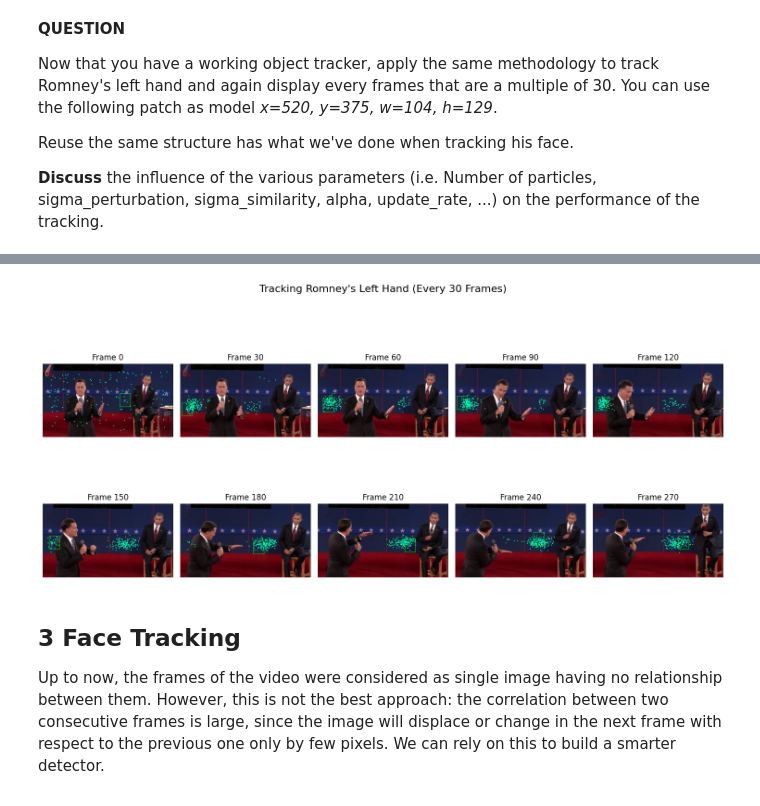
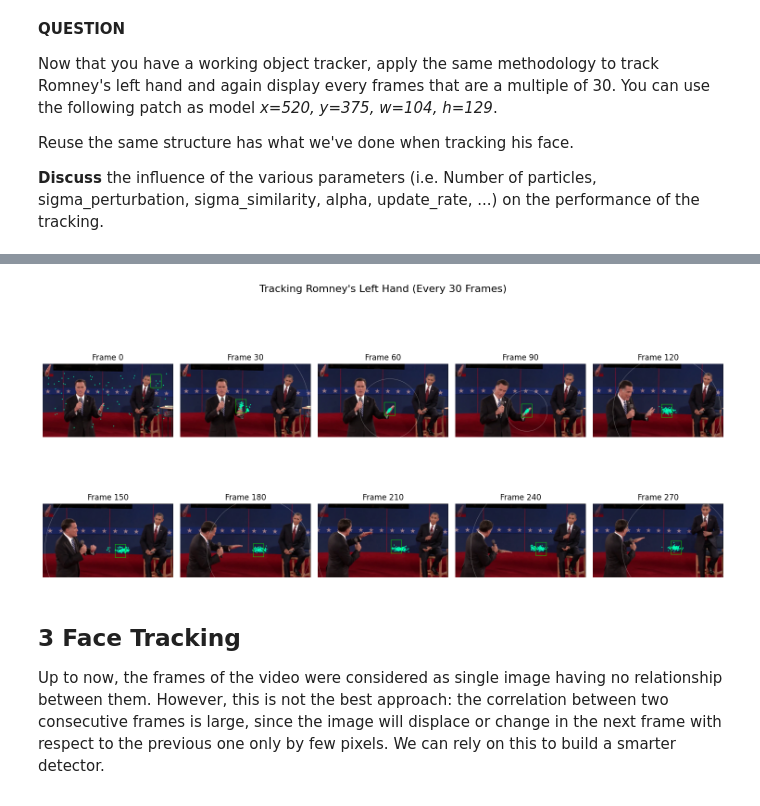
Before and after one commit to AlexYcode/IPLAB, a Jupyter notebook: Lab3/notebook/03_object_tracking_2025.ipynb, the cells around one changed output, grey strips where cells are left out. Cells and saved outputs as stored; diff of their text form; code cells hidden in the pictures.

Commit message:
part 2.4 done, add hand model capture -> better results, more comments pls

```diff
--- a/Lab3/notebook/03_object_tracking_2025.ipynb
+++ b/Lab3/notebook/03_object_tracking_2025.ipynb
@@ -1096,29 +1106,37 @@ Reuse the same structure has what we've done when tracking his face.
 
 ###############
 
-x, y, w, h = 520, 375, 104, 129
+# Extract hand model from the image
+# x, y, w, h = 520, 375, 104, 129
+# model_hand = frame[y:y+h, x:x+w]
 
-# Load first frame
-video_path = os.path.join('..', 'data', 'videos', 'pres_debate.avi')
+model_hand = cv.imread(os.path.join('..', 'data', 'particles_filter', 'hand_model.jpg'))
+
 cap = cv.VideoCapture(video_path)
 ret, frame = cap.read()
 cap.release()
 
-# Extract hand patch
-model_hand = frame[y:y+h, x:x+w]
-
 # Create particle filter for the hand
 pf_hand = ParticleFilterStepFour(model=model_hand,
                                  search_space=frame.shape[:2],
-                                 n_particles=300,
+                                 n_particles=200,
                                  state_dims=2,
-                                 sigma_perturbation=15.0,
-                                 sigma_similarity=20.0,
-                                 alpha=0.2,
+                                 sigma_perturbation=10.0,
+                                 sigma_similarity=10.0,
+                                 alpha=0.05,
                                  update_rate=10)
+                                #  n_particles=500,
+                                #  state_dims=2,
+                                #  sigma_perturbation=20.0,
+                                #  sigma_similarity=20.0,
+                                #  alpha=0.1,
+                                #  update_rate=30)
+
+
+params_hand = {'tracker': pf_hand}
 
 # Track using transform_video_file
-params_hand = {'tracker': pf_hand}
+video_path = os.path.join('..', 'data', 'videos', 'pres_debate.avi')
 hand_tracking_results = transform_video_file(file_path=video_path,
                                              function=particles_filter_fn,
                                              params=params_hand,
@@ -1127,19 +1145,20 @@ hand_tracking_results = transform_video_file(file_path=video_path,
 
 ###############
 # %%
+step = 30
 plt.figure(figsize=(15, 8))
-for i, frame_idx in enumerate(range(0, len(hand_tracking_results), 30)):
+for i, frame_idx in enumerate(range(0, len(hand_tracking_results), step)):
     frame = hand_tracking_results[frame_idx]
     plt.subplot(2, 5, i + 1)
     display_image(frame)
     plt.title(f"Frame {frame_idx}")
     plt.axis('off')
 
 plt.suptitle("Tracking Romney's Left Hand (Every 30 Frames)", fontsize=16)
 plt.tight_layout()
 plt.show()
 # %% [output]
-[figure, old version]
+[figure, new version]
 # %% [markdown]
 ## 3 Face Tracking
 
```
Also changed, not shown: parts of 7 cells of this notebook, 1 other file.
